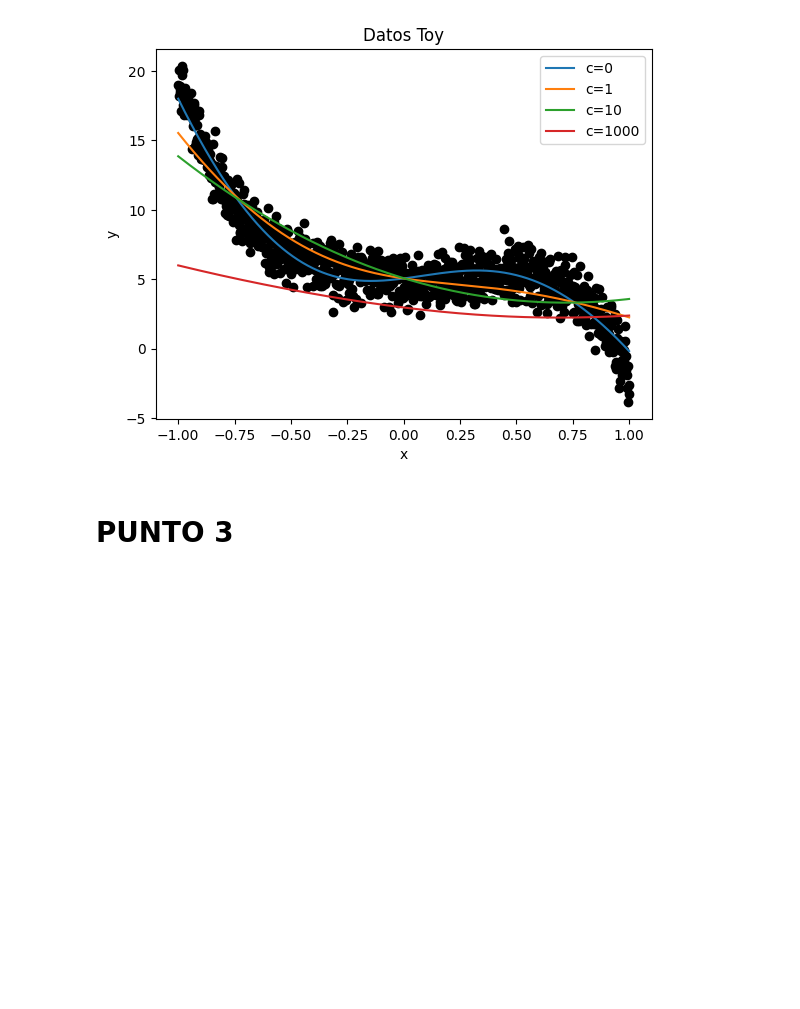
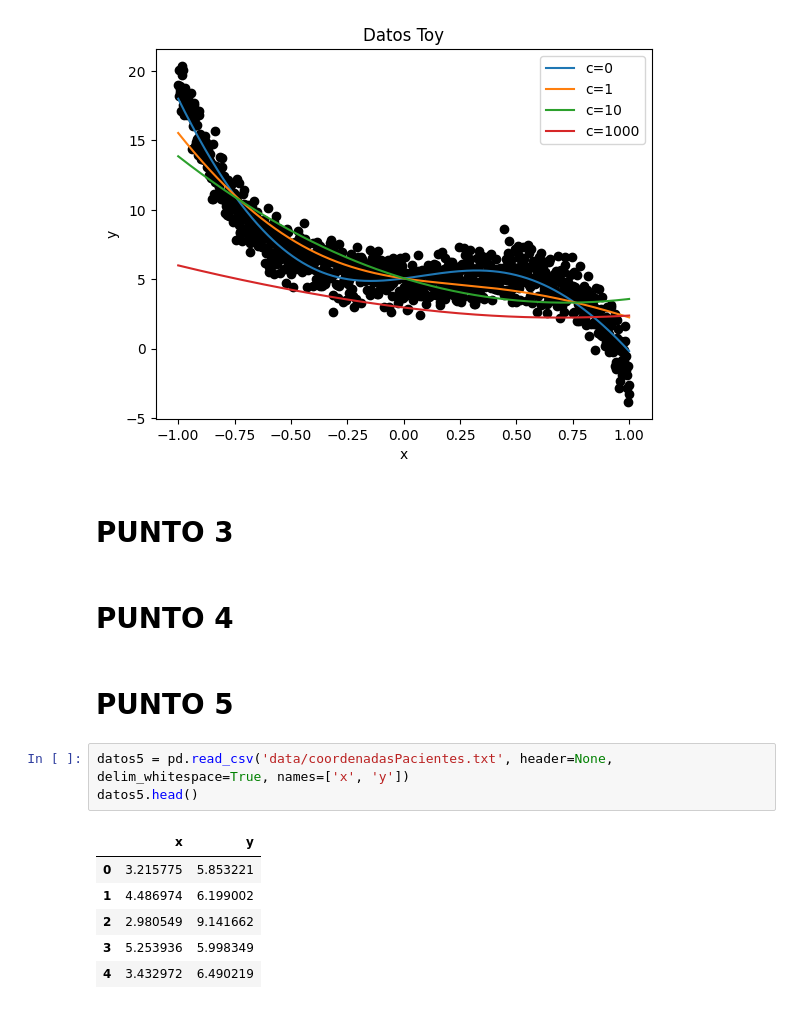
Before and after one commit to jlpar07/Tarea4FundamentosML, a Jupyter notebook: tarea4.ipynb, the cells around one changed output. Drawn from its saved outputs; the diff is of its cells as text; blank space fills up the shorter version.

Commit message:
avance punto 5

```diff
--- a/tarea4.ipynb
+++ b/tarea4.ipynb
@@ -100,3 +100,17 @@ plt.show()
 [figure]
 # %% [markdown]
 # PUNTO 3
+# %% [markdown]
+# PUNTO 4
+# %% [markdown]
+# PUNTO 5
+# %%
+datos5 = pd.read_csv('data/coordenadasPacientes.txt', header=None, delim_whitespace=True, names=['x', 'y'])
+datos5.head()
+# %% [output]
+|  | x | y |
+| 0 | 3.215775 | 5.853221 |
+| 1 | 4.486974 | 6.199002 |
+| 2 | 2.980549 | 9.141662 |
+| 3 | 5.253936 | 5.998349 |
+| 4 | 3.432972 | 6.490219 |
```
Also changed, not shown: parts of 1 cell of this notebook.
